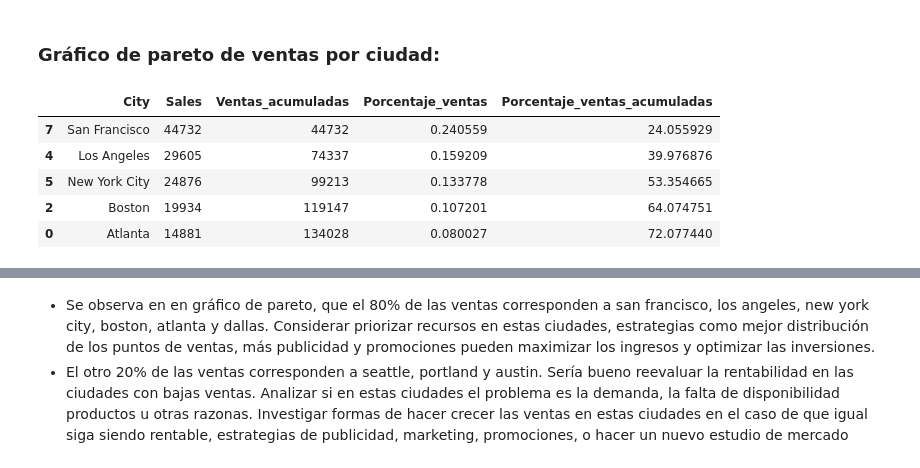
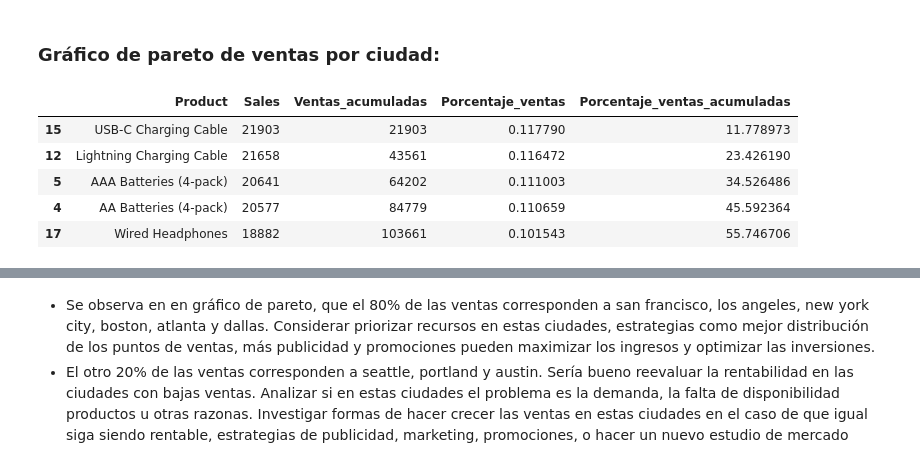
Before and after one commit to diegoGam1/Analisis_exploratorio_ventas, a Jupyter notebook: src/Analisis.ipynb, the cells around one changed output, grey strips where cells are left out. Drawn from its saved outputs; the diff is of its cells as text; code cells hidden in the pictures.

```diff
--- a/src/Analisis.ipynb
+++ b/src/Analisis.ipynb
@@ -388,23 +406,23 @@ plt.show()
 # %% [markdown]
 ### Gráfico de pareto de ventas por ciudad:
 # %%
-ventas_ciudad = df.groupby(["City"]).size().reset_index(name="Sales")   # creamos un nuevo dataframe agrupado por ciudad, muestra cantidad de ventas
-ventas_ciudad = ventas_ciudad.sort_values("Sales", ascending=False) # ordenamos de manera descendente
+ventas_producto_cantidad = df.groupby(["Product"]).size().reset_index(name="Sales")   # creamos un nuevo dataframe agrupado por ciudad, muestra cantidad de ventas
+ventas_producto_cantidad = ventas_producto_cantidad.sort_values("Sales", ascending=False) # ordenamos de manera descendente
 
-ventas_ciudad["Ventas_acumuladas"] = ventas_ciudad["Sales"].cumsum() # suma acumulada de cantidad de ventas, ventas acumuladas
+ventas_producto_cantidad["Ventas_acumuladas"] = ventas_producto_cantidad["Sales"].cumsum() # suma acumulada de cantidad de ventas, ventas acumuladas
 
-ventas_ciudad["Porcentaje_ventas"] = ventas_ciudad["Sales"] / ventas_ciudad["Sales"].sum() # porcentaje de ventas
+ventas_producto_cantidad["Porcentaje_ventas"] = ventas_producto_cantidad["Sales"] / ventas_producto_cantidad["Sales"].sum() # porcentaje de ventas
 
-ventas_ciudad["Porcentaje_ventas_acumuladas"] = (ventas_ciudad["Ventas_acumuladas"] / ventas_ciudad["Sales"].sum() ) * 100 # porcentaje de ventas acumuladas
+ventas_producto_cantidad["Porcentaje_ventas_acumuladas"] = (ventas_producto_cantidad["Ventas_acumuladas"] / ventas_producto_cantidad["Sales"].sum() ) * 100 # porcentaje de ventas acumuladas
 
-ventas_ciudad.head()  #vemos el dataframe
+ventas_producto_cantidad.head()  #vemos el dataframe
 # %% [output]
-|  | City | Sales | Ventas_acumuladas | Porcentaje_ventas | Porcentaje_ventas_acumuladas |
-| 7 | San Francisco | 44732 | 44732 | 0.240559 | 24.055929 |
-| 4 | Los Angeles | 29605 | 74337 | 0.159209 | 39.976876 |
-| 5 | New York City | 24876 | 99213 | 0.133778 | 53.354665 |
-| 2 | Boston | 19934 | 119147 | 0.107201 | 64.074751 |
-| 0 | Atlanta | 14881 | 134028 | 0.080027 | 72.077440 |
+|  | Product | Sales | Ventas_acumuladas | Porcentaje_ventas | Porcentaje_ventas_acumuladas |
+| 15 | USB-C Charging Cable | 21903 | 21903 | 0.117790 | 11.778973 |
+| 12 | Lightning Charging Cable | 21658 | 43561 | 0.116472 | 23.426190 |
+| 5 | AAA Batteries (4-pack) | 20641 | 64202 | 0.111003 | 34.526486 |
+| 4 | AA Batteries (4-pack) | 20577 | 84779 | 0.110659 | 45.592364 |
+| 17 | Wired Headphones | 18882 | 103661 | 0.101543 | 55.746706 |
 # %%
 fig, ax1 = plt.subplots(figsize=(8,5)) # se crea una figura y el eje principal
 
```
Also changed, not shown: parts of 8 cells of this notebook, 1 other file.
